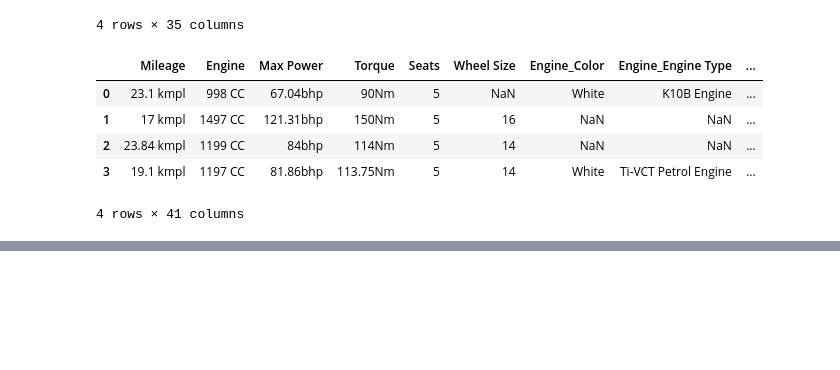
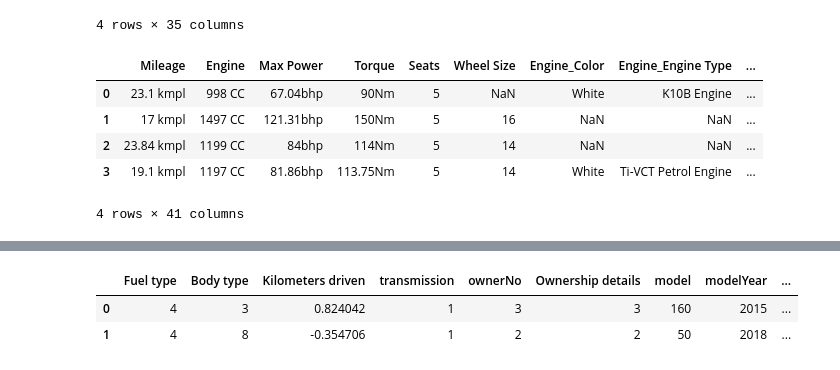
Before and after one commit to Avijit-Jana/Used-Car-Price-Prediction, a Jupyter notebook: Data Preprocessing & Cleaning/main.ipynb, the cells around one changed output, grey strips where cells are left out. Cells and saved outputs as stored; diff of their text form; code cells hidden in the pictures; blank space fills up the shorter version.

```diff
--- a/Data Preprocessing & Cleaning/main.ipynb
+++ b/Data Preprocessing & Cleaning/main.ipynb
@@ -167,0 +394,20 @@ df.head(4) # printing the first 4 rows of the dataframe
+# %%
+from scipy.stats import zscore    # importing the zscore function
+import numpy as np                # importing the numpy library
+
+# function to remove outliers
+def remove_outliers(df, columns):
+    z = np.abs(zscore(df[columns]))
+
+    # Keep only rows where Z-score is less than 3
+    df = df[(z < 3).all(axis=1)]
+
+    return df
+
+# Remove outliers using Z-score
+df_no_outliers_zscore = remove_outliers(df, columns_to_scale)
+df_no_outliers_zscore.head(2) # printing the first 2 rows of the dataframe
+# %% [output]
+|  | Fuel type | Body type | Kilometers driven | transmission | ownerNo | Ownership details | model | modelYear | ... |
+| 0 | 4 | 3 | 0.824042 | 1 | 3 | 3 | 160 | 2015 | ... |
+| 1 | 4 | 8 | -0.354706 | 1 | 2 | 2 | 50 | 2018 | ... |
```
Also changed, not shown: parts of 19 cells of this notebook.
